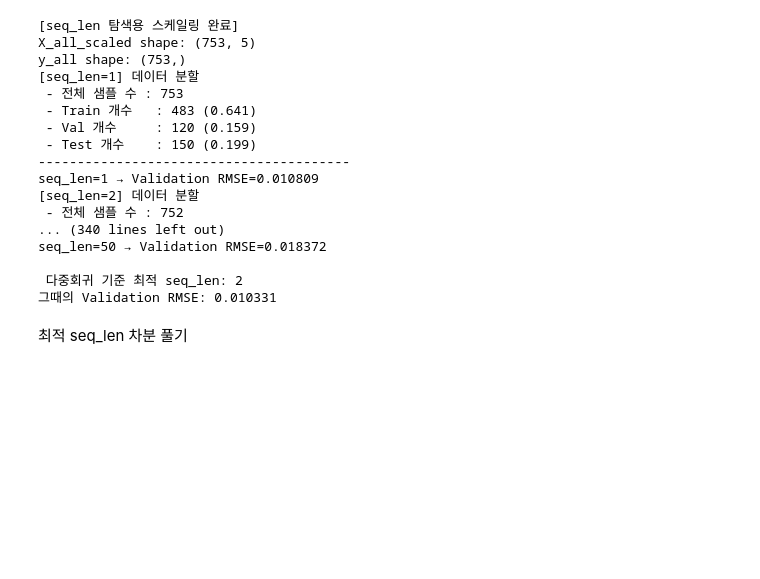
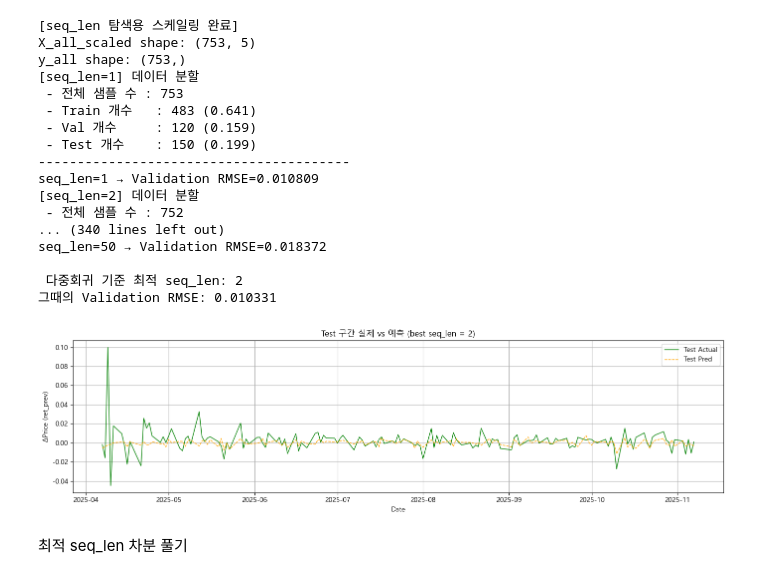
Before and after one commit to sooieong/SP500_Prediction, a Jupyter notebook: 버전2(SPY)/modeling/머신러닝/log_다중회귀.ipynb, the cells around one changed output. Drawn from its saved outputs; the diff is of its cells as text; code cells hidden in the pictures; blank space fills up the shorter version.

```diff
--- a/버전2(SPY)/modeling/머신러닝/log_다중회귀.ipynb
+++ b/버전2(SPY)/modeling/머신러닝/log_다중회귀.ipynb
@@ -393,6 +393,7 @@ candidate_seq_lens = list(range(1, 51))
 
 best_seq_len   = None
 best_val_rmse  = np.inf
+best_model_seq = None
 
 for seq_len in candidate_seq_lens:
     # 1) 시퀀스 데이터 생성
@@ -444,7 +445,7 @@ for seq_len in candidate_seq_lens:
     if val_rmse_seq < best_val_rmse:
         best_val_rmse = val_rmse_seq
         best_seq_len  = seq_len
-
+        best_model_seq = model_seq
 print("\n 다중회귀 기준 최적 seq_len:", best_seq_len)
 print(f"그때의 Validation RMSE: {best_val_rmse:.6f}")
 # %% [output]
@@ -465,6 +466,60 @@ seq_len=50 → Validation RMSE=0.018372
 
  다중회귀 기준 최적 seq_len: 2
 그때의 Validation RMSE: 0.010331
+# %%
+# ================== 4. 최적 seq_len 기준 Test 구간 시각화 ==================
+import matplotlib.pyplot as plt  # 위에서 이미 import 했으면 생략
+
+# Date 인덱스에서 전체 날짜 시리즈 생성 (X와 같은 인덱스 기준)
+if 'date_all' not in globals():
+    date_all = df.loc[X.index, "Date"].reset_index(drop=True)
+
+if (best_model_seq is not None) and (best_seq_len is not None):
+    seq_len = best_seq_len
+
+    # 1) 최적 seq_len으로 전체 시퀀스 다시 생성
+    #    → seq_len 탐색 때와 동일하게 X_all_scaled / y_all 사용
+    X_seq_all, y_seq_all = make_seq_dataset_for_reg(X_all_scaled, y_all, seq_len)
+    n_samples = len(X_seq_all)
+
+    # 시퀀스 마지막 시점에 대응하는 날짜 (타깃 y와 정렬)
+    date_seq_all = date_all.iloc[seq_len - 1 : seq_len - 1 + n_samples].reset_index(drop=True)
+
+    # 2) Train / Valid / Test 분할 (seq_len 탐색 때와 같은 규칙)
+    test_size  = int(n_samples * 0.20)
+    remaining  = n_samples - test_size
+    valid_size = int(remaining * 0.20)
+    train_size = remaining - valid_size
+
+    train_end = train_size
+    valid_end = train_size + valid_size
+
+    # Test 구간만 추출
+    X_test_seq   = X_seq_all[valid_end:].reshape(test_size, -1)
+    y_test_seq   = y_seq_all[valid_end:]
+    date_test_seq = date_seq_all[valid_end:]
+
+    # 3) 최적 모델로 Test 예측
+    y_test_pred_best = best_model_seq.predict(X_test_seq)
+
+    # 4) 시각화 (Test 구간만)
+    plt.figure(figsize=(14, 4))
+    plt.plot(date_test_seq, y_test_seq,
+             label="Test Actual",  color="green", linewidth=1)
+    plt.plot(date_test_seq, y_test_pred_best,
+             label="Test Pred",    color="orange", linestyle="--", linewidth=1)
+
+    plt.title(f"Test 구간 실제 vs 예측 (best seq_len = {best_seq_len})")
+    plt.xlabel("Date")
+    plt.ylabel("ΔPrice (ret_prev)")
+    plt.grid(True)
+    plt.legend()
+    plt.tight_layout()
+    plt.show()
+else:
+    print("최적 seq_len 모델이 없어 Test 비교 그래프를 그릴 수 없습니다.")
+# %% [output]
+[figure, added]
 # %% [markdown]
 최적 seq_len 차분 풀기
 # %%
```
Also changed, not shown: 6 other files.
